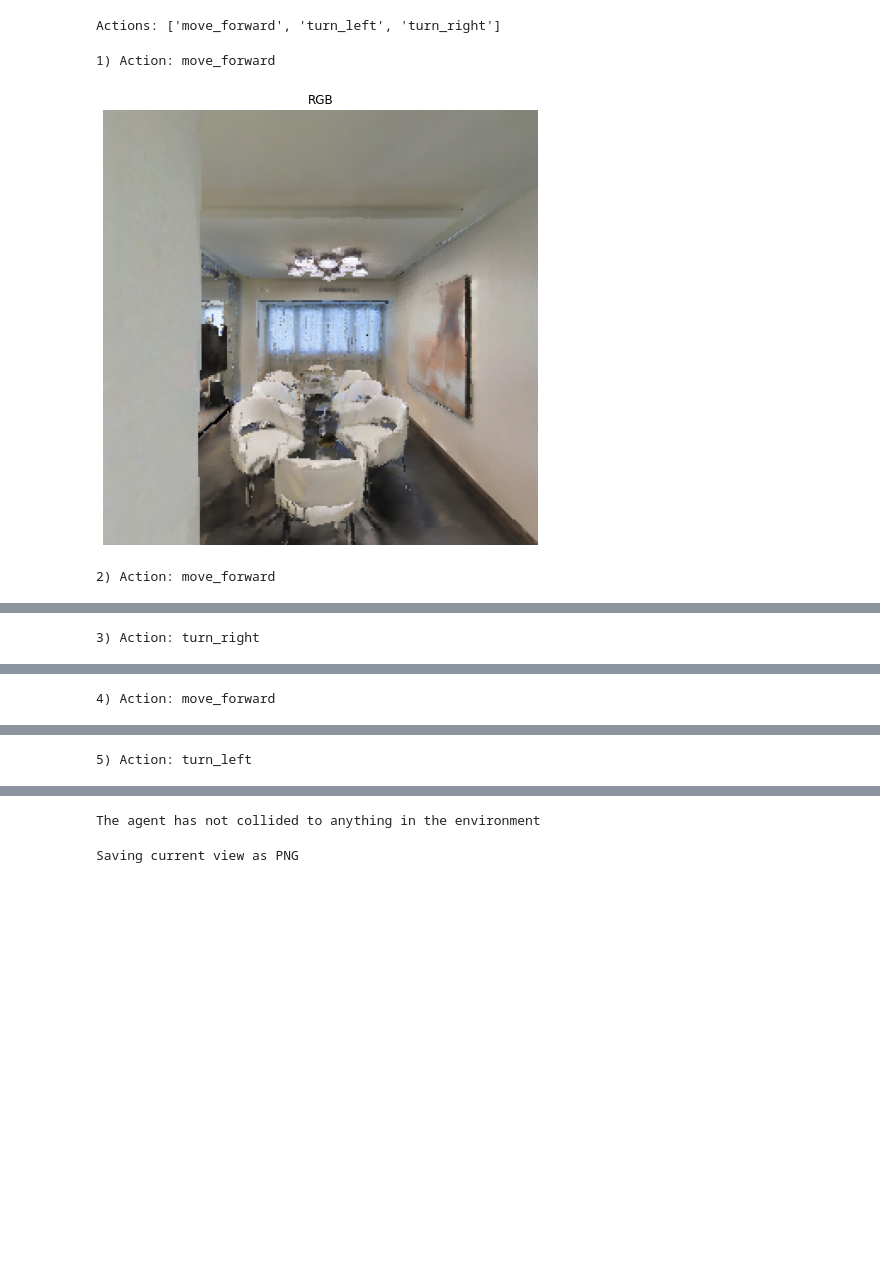
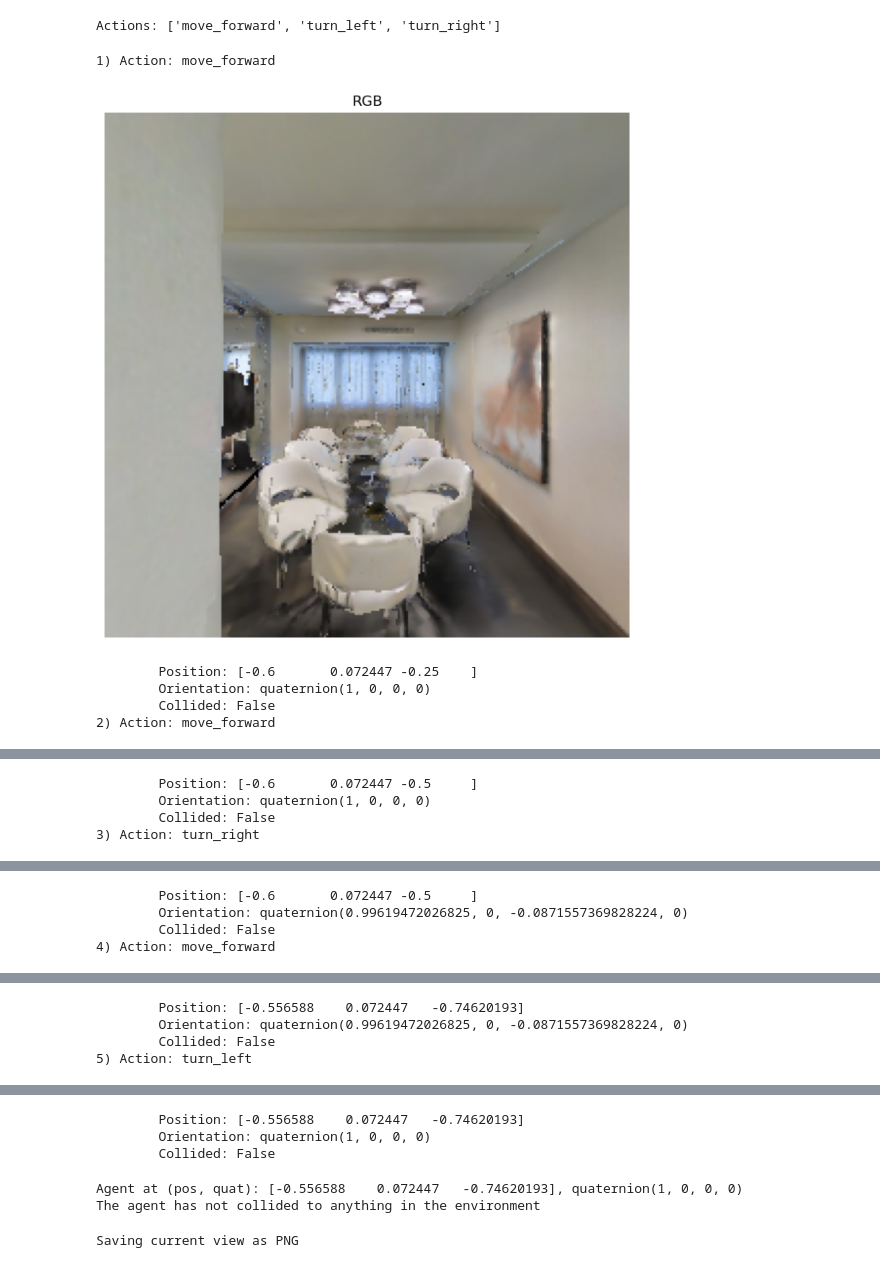
Before and after one commit to TheProjectsGuy/Learning-Habitat, a Jupyter notebook: Tutorials/Basic-Navigation.ipynb, the cells around one changed output, grey strips where cells are left out. Saved outputs shown, nothing was run; the diff lists cells and outputs as text; code cells hidden in the pictures; blank space fills up the shorter version.

```diff
--- a/Tutorials/Basic-Navigation.ipynb
+++ b/Tutorials/Basic-Navigation.ipynb
@@ -121,7 +121,7 @@ Read the scene
 
 3D models are stored in the [GLB file format](https://visao.ca/what-is-glb-file/)
 # %%
-test_scene = "/scratch/avneesh.mishra/habitat-data/versioned_data/mp3d_example_scene_1.0/17DRP5sb8fy/17DRP5sb8fy.glb"
+test_scene = "/scratch/avneesh.mishra/habitat-data/scene_datasets/mp3d_example/17DRP5sb8fy/17DRP5sb8fy.glb"
 
 assert os.path.isfile(test_scene)
 # %% [markdown]
@@ -251,11 +233,18 @@ Actions: ['move_forward', 'turn_left', 'turn_right']
 # %%
 # Action sequence
 actions = ["move_forward", "move_forward", "turn_right",
     "move_forward", "turn_left"]
 for i, action in enumerate(actions):
     print(f"{i+1}) ", end="")
     obs = navigateAndSee(action)
+    curr_state = agent.get_state()
+    print(f"\tPosition: {curr_state.position} \n\t"\
+          f"Orientation: {curr_state.rotation} \n\t"\
+          f"Collided: {obs['collided']}")
 # %% [output]
 1) Action: move_forward
-[figure, old version]
+[figure, new version]
+        Position: [-0.6       0.072447 -0.25    ]
+        Orientation: quaternion(1, 0, 0, 0)
+        Collided: False
 2) Action: move_forward
@@ -263 +252,4 @@ for i, action in enumerate(actions):
+        Position: [-0.6       0.072447 -0.5     ]
+        Orientation: quaternion(1, 0, 0, 0)
+        Collided: False
 3) Action: turn_right
@@ -265 +257,4 @@ for i, action in enumerate(actions):
+        Position: [-0.6       0.072447 -0.5     ]
+        Orientation: quaternion(0.99619472026825, 0, -0.0871557369828224, 0)
+        Collided: False
 4) Action: move_forward
@@ -267 +262,4 @@ for i, action in enumerate(actions):
+        Position: [-0.556588    0.072447   -0.74620193]
+        Orientation: quaternion(0.99619472026825, 0, -0.0871557369828224, 0)
+        Collided: False
 5) Action: turn_left
@@ -269,9 +267,15 @@ for i, action in enumerate(actions):
+        Position: [-0.556588    0.072447   -0.74620193]
+        Orientation: quaternion(1, 0, 0, 0)
+        Collided: False
 # %%
+agent_state = agent.get_state()
+print(f"Agent at (pos, quat): {agent_state.position}, {agent_state.rotation}")
 if obs["collided"]:
     print("The agent has collided with an obstacle in the environment")
 else:
     print("The agent has not collided to anything in the environment")
 # %% [output]
+Agent at (pos, quat): [-0.556588    0.072447   -0.74620193], quaternion(1, 0, 0, 0)
 The agent has not collided to anything in the environment
 # %%
 img = Image.fromarray(obs["color_sensor"])
```
Also changed, not shown: parts of 23 cells of this notebook.
